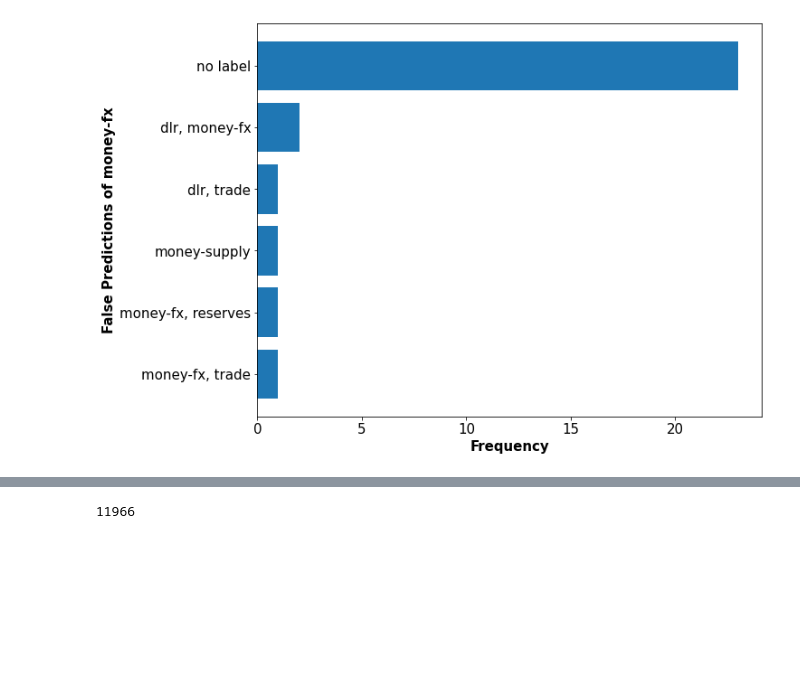
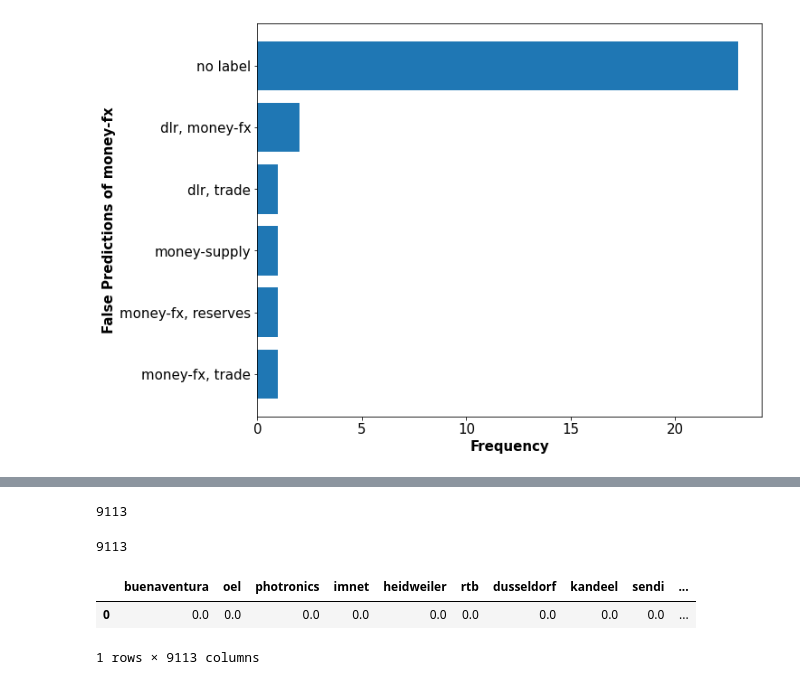
Before and after one commit to leilin-research/reuters, a Jupyter notebook: Reuters_DataVisualization.ipynb, the cells around one changed output, grey strips where cells are left out. Drawn from its saved outputs; the diff is of its cells as text; code cells hidden in the pictures; blank space fills up the shorter version.

```diff
--- a/Reuters_DataVisualization.ipynb
+++ b/Reuters_DataVisualization.ipynb
@@ -1017,5 +1002,16 @@ unknown_words
  ...}
-# %%
-19906 - 7940
-# %% [output]
-11966
+# %%
+24811 - 15698
+# %% [output]
+9113
+# %%
+len(unknown_words)
+# %% [output]
+9113
+# %%
+tmp = pd.DataFrame(np.zeros([1, len(unknown_words)]), columns = unknown_words)
+tmp
+# %% [output]
+|  | buenaventura | oel | photronics | imnet | heidweiler | rtb | dusseldorf | kandeel | sendi | ... |
+| 0 | 0.0 | 0.0 | 0.0 | 0.0 | 0.0 | 0.0 | 0.0 | 0.0 | 0.0 | ... |
+1 rows × 9113 columns
```
Also changed, not shown: parts of 13 cells of this notebook, 4 other files.
